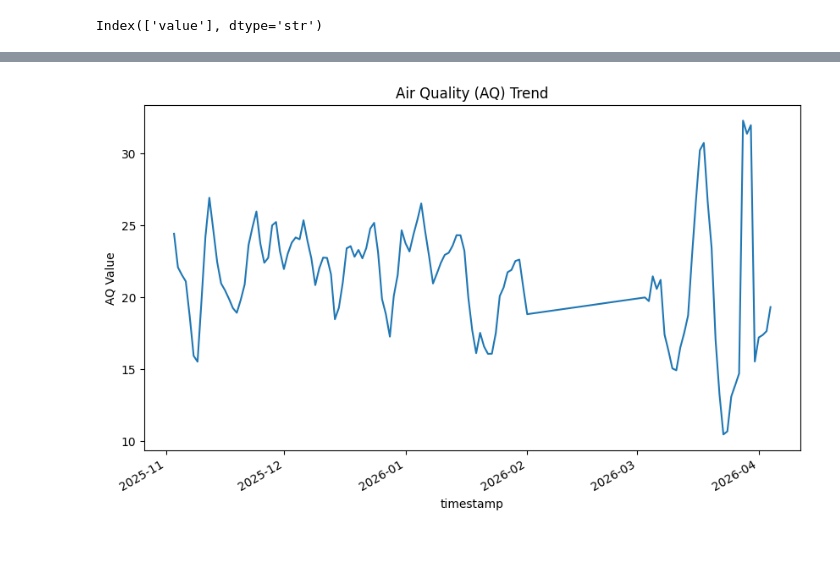
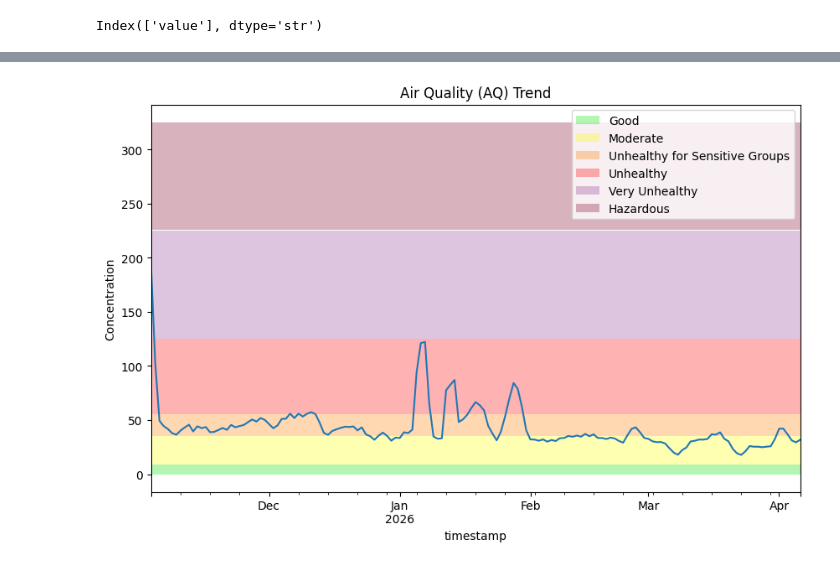
Before and after one commit to victorouma1/Pydata-Capstone-Project, a Jupyter notebook: main.ipynb, the cells around one changed output, grey strips where cells are left out. Cells and saved outputs as stored; diff of their text form; code cells hidden in the pictures.

```diff
--- a/main.ipynb
+++ b/main.ipynb
@@ -8,4 +12,5 @@ import plotly.express as px
 # %%
-air_quality_data = pd.read_csv("Combined data (Nov 2025-Apr 2026).csv")
-air_quality_data.head()
+dir_path = Path(r"C:\Users\victo\OneDrive\Documents\Combined CSV Files")
+air_quality_data = pd.concat((pd.read_csv(f, sep = ';', low_memory = False) for f in dir_path.glob('*.csv')), ignore_index=True)
+air_quality_data
 # %% [output]
@@ -36,0 +48,2 @@ memory usage: 37.7 MB
+# %%
+air_quality_data['value'] = pd.to_numeric(air_quality_data['value'], errors='coerce')
@@ -37,5 +67,5 @@ memory usage: 37.7 MB
 # %%
-air_quality_data.timestamp = pd.to_datetime(air_quality_data.timestamp, format='%d/%m/%Y %H:%M')
+air_quality_data.timestamp = pd.to_datetime(air_quality_data.timestamp, format="ISO8601")
 air_quality_data.info()
 # %% [output]
 <class 'pandas.DataFrame'>
@@ -124,11 +153,26 @@ MultiIndex([(         'P0',          'P0', '2025-11-03'),
 # %%
-p2_df = grouped_aq_values.xs('P2', level=1)
-p2_df = p2_df.reset_index(level=0, drop=True)
+Pollutant = input('Choose Option: (1). P1\n(2). P2')
+p_df = grouped_aq_values.xs(Pollutant, level=1)
+p_df = p_df.reset_index(level=0, drop=True)
+
+aqi_levels = [
+    ("Good", 0, 9, "#00e400"),
+    ("Moderate", 9.1, 35.4, "#ffff00"),
+    ("Unhealthy for Sensitive Groups", 35.5, 55.4, "#ff7e00"),
+    ("Unhealthy", 55.5, 125.4, "#ff0000"),
+    ("Very Unhealthy", 125.5, 225.4, "#8f3f97"),
+    ("Hazardous", 225.5, 325.4, "#7e0023")
+]
+
 
 fig, ax = plt.subplots(figsize=(10, 6))
 ax.set_title('Air Quality (AQ) Trend')
-ax.set_ylabel('AQ Value')
-p2_df['value'].plot(ax = ax)
+ax.set_ylabel('Concentration')
+for label, lo, hi, color in aqi_levels:
+    ax.axhspan(lo, hi, facecolor=color, alpha=0.3, label=label)
+
+ax.legend(bbox_to_anchor=(1.05, 1), loc='upper left')
+p_df['value'].plot(ax = ax)
 plt.show()
 # %% [output]
-[figure, old version]
+[figure, new version]
```
Also changed, not shown: parts of 15 cells of this notebook, 3 other files.
